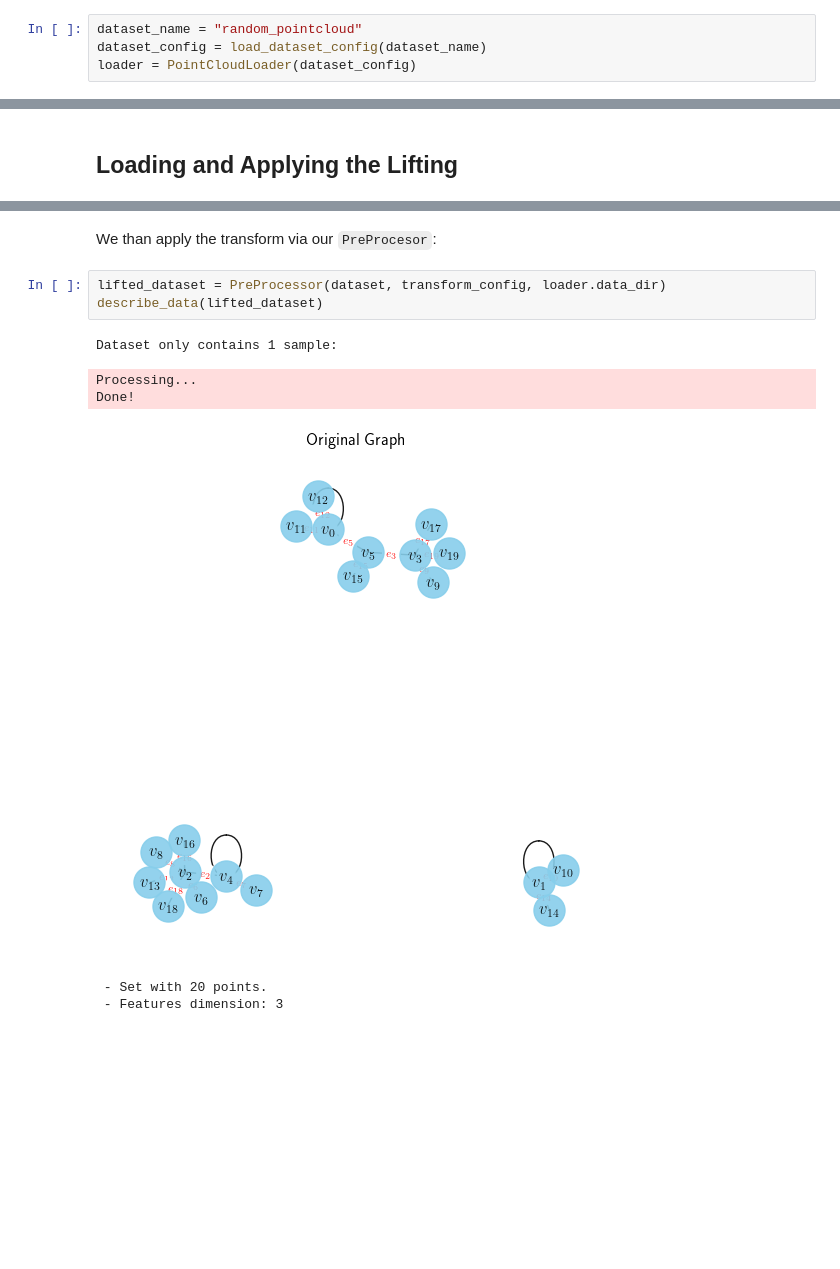
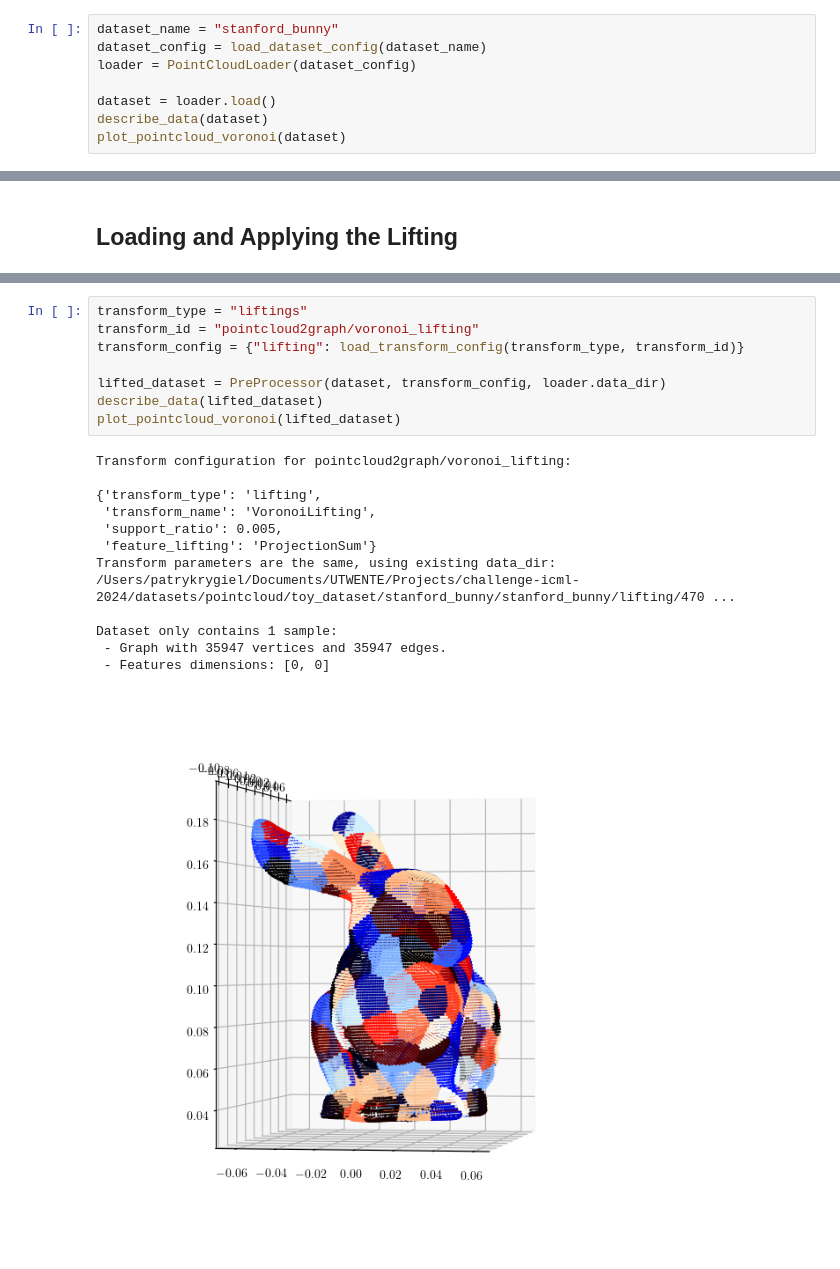
Before and after one commit to pyt-team/challenge-icml-2024, a Jupyter notebook: tutorials/pointcloud2graph/voronoi_lifting.ipynb, the cells around one changed output, grey strips where cells are left out. Drawn from its saved outputs; the diff is of its cells as text; blank space fills up the shorter version.

```diff
--- a/tutorials/pointcloud2graph/voronoi_lifting.ipynb
+++ b/tutorials/pointcloud2graph/voronoi_lifting.ipynb
@@ -24,5 +22,9 @@ Here we just need to spicify the name of the available dataset that we want to l
 # %%
-dataset_name = "random_pointcloud"
+dataset_name = "stanford_bunny"
 dataset_config = load_dataset_config(dataset_name)
 loader = PointCloudLoader(dataset_config)
+
+dataset = loader.load()
+describe_data(dataset)
+plot_pointcloud_voronoi(dataset)
 # %% [output]
@@ -80,12 +44,21 @@ Transform configuration for pointcloud2graph/voronoi_lifting:
-# %% [markdown]
-We than apply the transform via our `PreProcesor`:
 # %%
+transform_type = "liftings"
+transform_id = "pointcloud2graph/voronoi_lifting"
+transform_config = {"lifting": load_transform_config(transform_type, transform_id)}
+
 lifted_dataset = PreProcessor(dataset, transform_config, loader.data_dir)
 describe_data(lifted_dataset)
+plot_pointcloud_voronoi(lifted_dataset)
 # %% [output]
+Transform configuration for pointcloud2graph/voronoi_lifting:
+
+{'transform_type': 'lifting',
+ 'transform_name': 'VoronoiLifting',
+ 'support_ratio': 0.005,
+ 'feature_lifting': 'ProjectionSum'}
+Transform parameters are the same, using existing data_dir: /Users/patrykrygiel/Documents/UTWENTE/Projects/challenge-icml-2024/datasets/pointcloud/toy_dataset/stanford_bunny/stanford_bunny/lifting/470 ...
+
 Dataset only contains 1 sample:
+ - Graph with 35947 vertices and 35947 edges.
+ - Features dimensions: [0, 0]
-Processing...
-Done!
-[figure, old version]
+[figure, new version]
- - Set with 20 points.
- - Features dimension: 3
```
Also changed, not shown: parts of 7 cells of this notebook, 9 other files.
